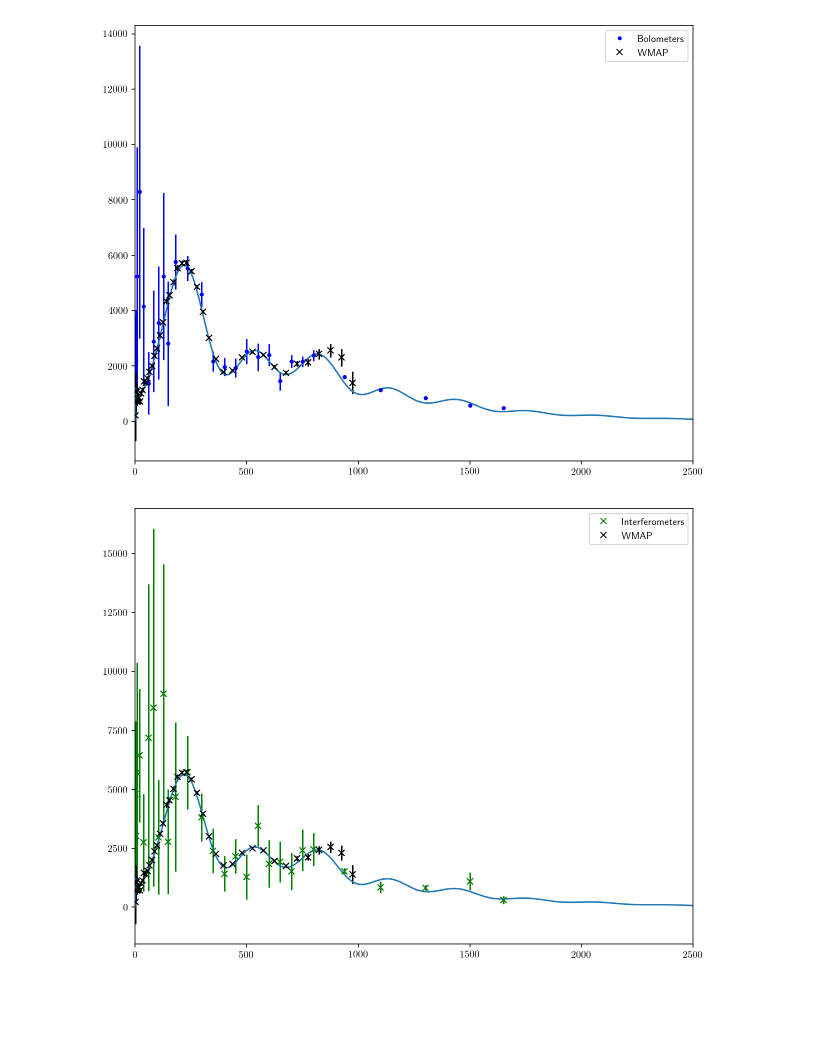
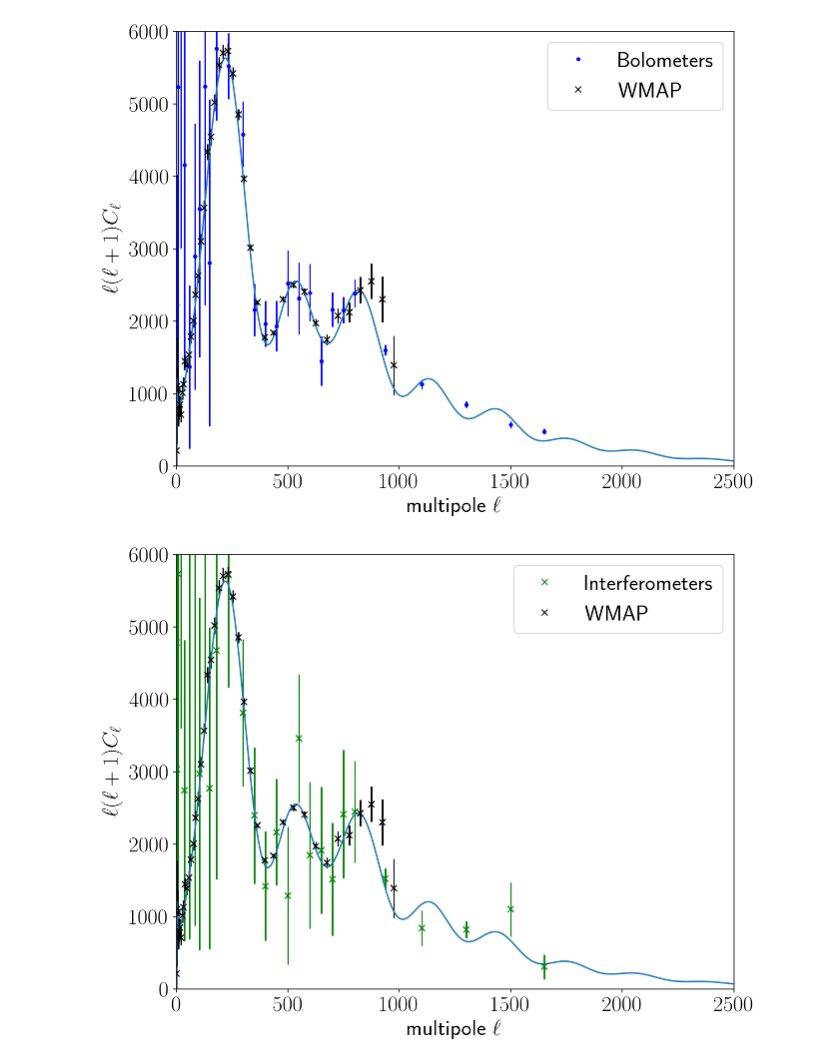
Before and after one commit to defjaf/MCMC, a Jupyter notebook: MCMC/Clfigs.ipynb, the cells around one changed output. Drawn from its saved outputs; the diff is of its cells as text; code cells hidden in the pictures; blank space fills up the shorter version.

Commit message:
Clfigs update

```diff
--- a/MCMC/Clfigs.ipynb
+++ b/MCMC/Clfigs.ipynb
@@ -4,8 +4,9 @@ import Clfigs
 reload(Clfigs)
 import matplotlib
 matplotlib.rcParams['figure.figsize'] = (10.0, 8.0)
+matplotlib.rcParams['font.size'] = 22
 # %%
-Clfigs.figs(rel=False,single=True, ylim=False)
+Clfigs.figs(rel=False,single=True, ylim=6000)
 # %% [output]
-[figure, old version]
+[figure, new version]
-[figure, old version]
+[figure, new version]
```
Also changed, not shown: parts of 3 cells of this notebook, 1 other file.
